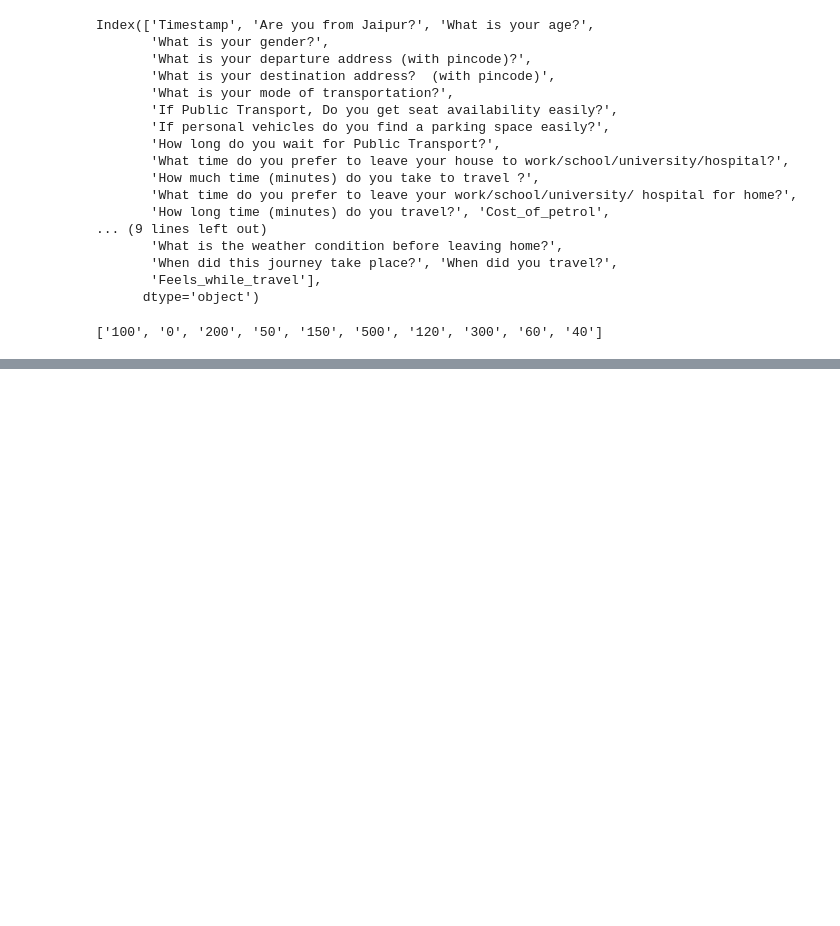
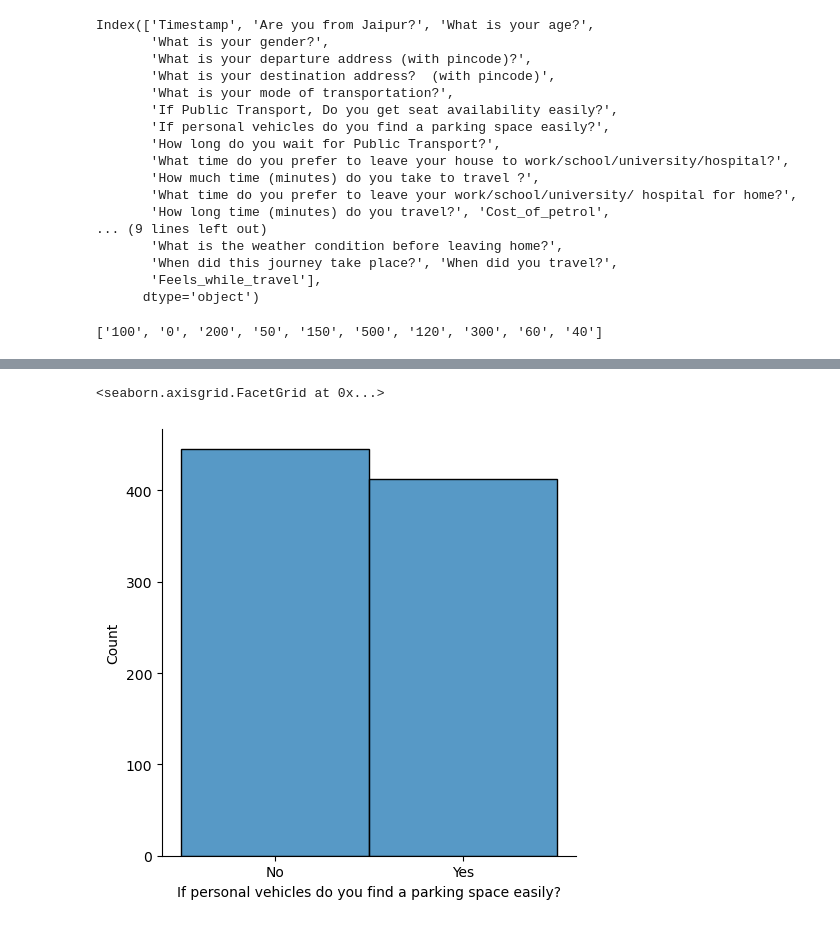
Before and after one commit to Bharatgwl/Data-Science-And-ML, a Jupyter notebook: Travel_analysis.ipynb, the cells around one changed output, grey strips where cells are left out. Drawn from its saved outputs; the diff is of its cells as text; code cells hidden in the pictures; blank space fills up the shorter version.

```diff
--- a/Travel_analysis.ipynb
+++ b/Travel_analysis.ipynb
@@ -118,0 +189,5 @@ for label in top_10:
+# %%
+sns.displot(df['If personal vehicles do you find a parking space easily?'])
+# %% [output]
+<seaborn.axisgrid.FacetGrid at 0x...>
+[figure, added]
```
Also changed, not shown: parts of 8 cells of this notebook, 3 other files.
